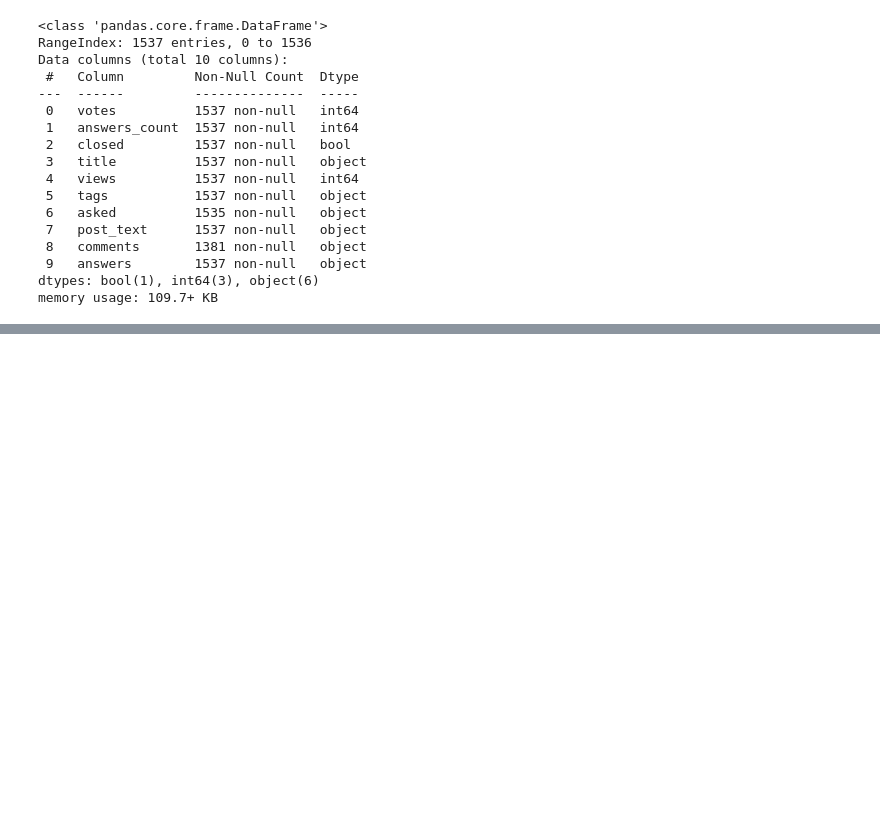
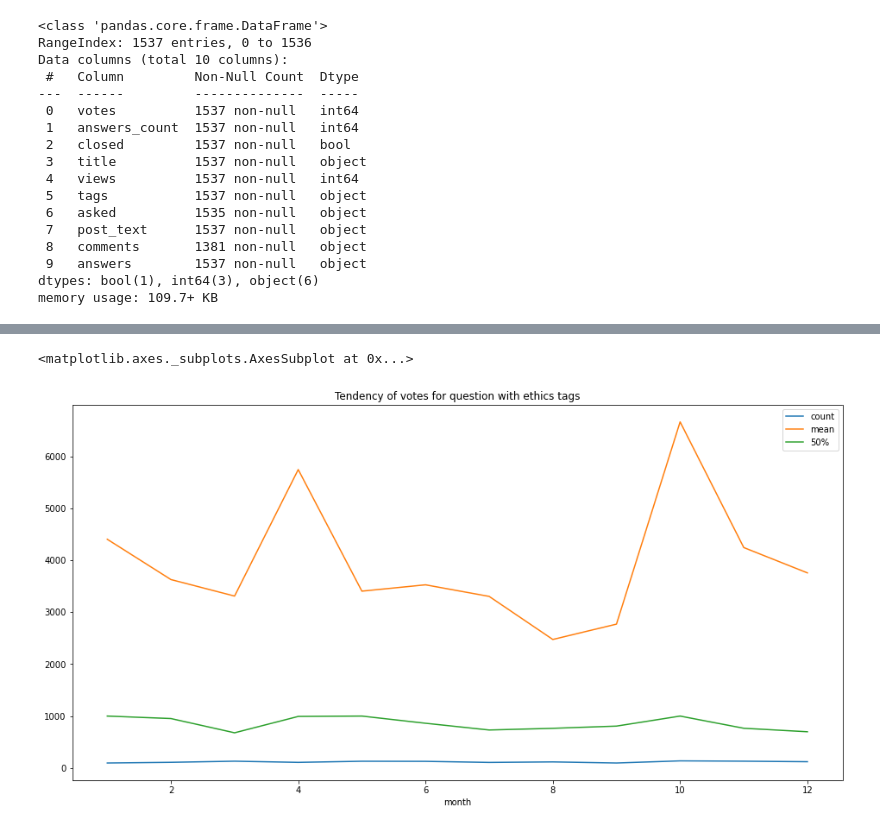
Before and after one commit to xdragolo/topicGroupsAndTimeframesIdentification, a Jupyter notebook: Data_Analysis/general_overview.ipynb, the cells around one changed output, grey strips where cells are left out. Saved outputs shown, nothing was run; the diff lists cells and outputs as text; code cells hidden in the pictures; blank space fills up the shorter version.

```diff
--- a/Data_Analysis/general_overview.ipynb
+++ b/Data_Analysis/general_overview.ipynb
@@ -42,0 +89,9 @@ data2020['title'].groupby([df.asked.dt.month.rename('month')]).agg(count = 'coun
+# %%
+# ax1 = plt.axes()
+# x_axis = ax1.axes.get_xaxis()
+# x_axis.set_visible(False)
+limited_statistics['views'][['count','mean','50%']].plot(figsize=(16,8), title='Tendency of votes for question with ethics tags')
+# plt.savefig('./figures/tendency_of_votes_ethic.png', bbox_inches = 'tight')
+# %% [output]
+<matplotlib.axes._subplots.AxesSubplot at 0x...>
+[figure, added]
```
Also changed, not shown: parts of 30 cells of this notebook, 7 other files.
